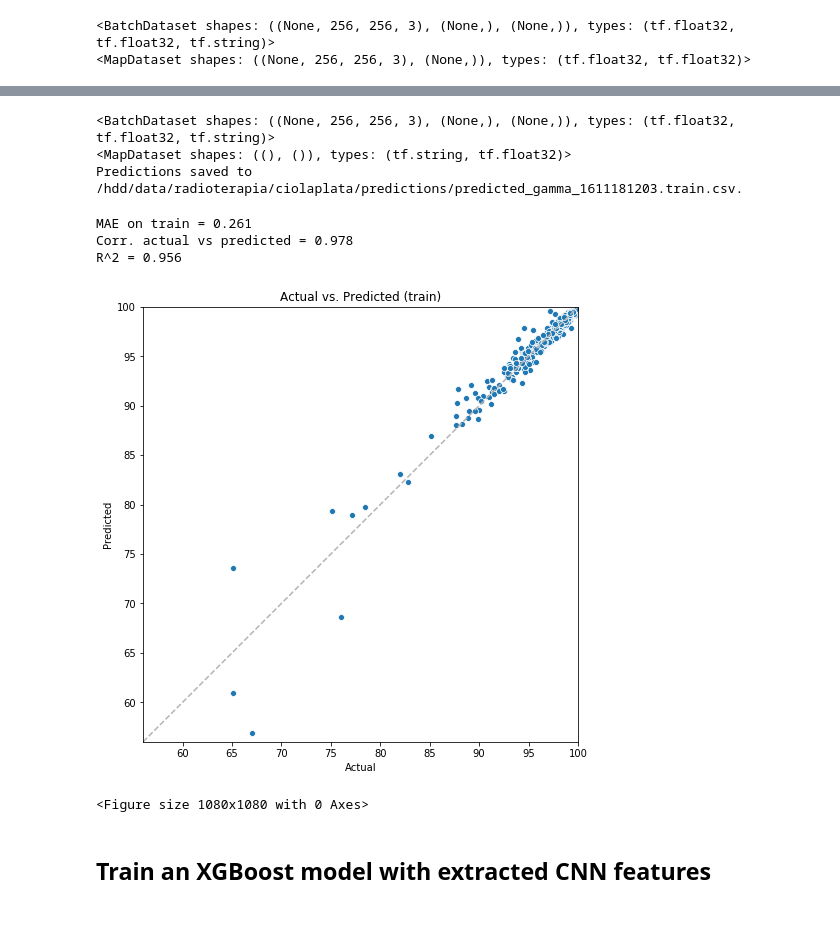
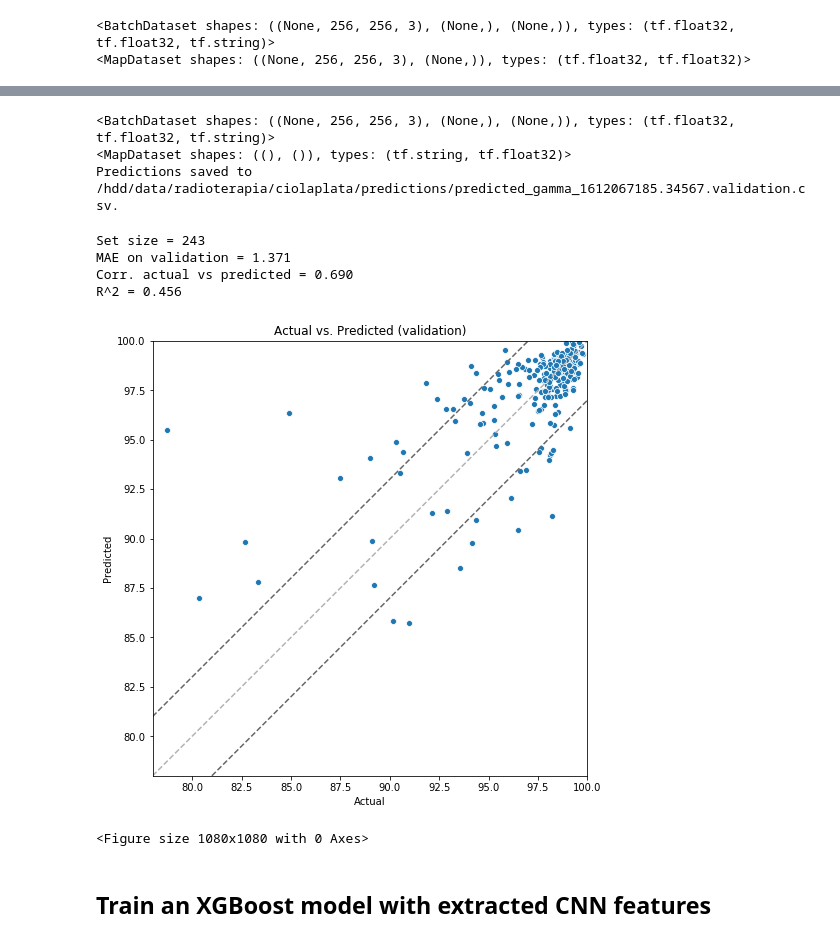
Before and after one commit to pablojrios/fluence_maps, a Jupyter notebook: tf2_evaluate.ipynb, the cells around one changed output, grey strips where cells are left out. Saved outputs shown, nothing was run; the diff lists cells and outputs as text; code cells hidden in the pictures.

```diff
--- a/tf2_evaluate.ipynb
+++ b/tf2_evaluate.ipynb
@@ -57,15 +57,19 @@ if not isGoogleColab():
     # base data directory
     ARG_DATASET_DIR='/hdd/data/radioterapia/ciolaplata'
 # folder under ARG_DATASET_DIR path.
-ARG_TFDATASET_FOLDER='tfds-2019-localnorm-113355'
-ARG_MODEL_NAME = '1611181203' # VGG16 20 de enero 2021
+ARG_RANDOM_SEED=34567
+ARG_TFDATASET_FOLDER=f'tfds.2019.localnorm.DS10%.{ARG_RANDOM_SEED}'
+# ARG_MODEL_NAME = '1612063529' # VGG16 20 de enero 2021
+ARG_MODEL_NAME = f'1612067185.{ARG_RANDOM_SEED}' # ene-31 ResNet18 buen(sobre) ajuste en training.
 # ARG_MODEL_NAME = '1611181684' # ResNet 18 20 de enero 2021
 PART_TRAIN = 'train'
 PART_VALIDATION = 'validation'
 PART_TEST = 'test'
+PART_TO_USE = PART_VALIDATION
 BATCH_SIZE = 32 # mae puede variar según batch size.
 num_workers = 8
 ARG_TRANSFORM_GAMMA=False
+ARG_TRAIN_XGBOOST=False
 # %%
 def getMapDatasetForPartition(part):
     tfdataset_dir = os.path.join(ARG_DATASET_DIR, ARG_TFDATASET_FOLDER)
@@ -83,7 +87,7 @@ def getMapDatasetForPartition(part):
 
     return test
 # %%
-map_dataset = getMapDatasetForPartition(PART_TRAIN)
+map_dataset = getMapDatasetForPartition(PART_TO_USE)
 print(map_dataset)
 print(map_dataset.batch(BATCH_SIZE))
 # %% [output]
@@ -167,13 +172,15 @@ def getPredictionsDataframe(test, part):
 
     return df
 # %%
-df = getPredictionsDataframe(map_dataset, PART_TRAIN)
+df = getPredictionsDataframe(map_dataset, PART_TO_USE)
 # %% [output]
 <BatchDataset shapes: ((None, 256, 256, 3), (None,), (None,)), types: (tf.float32, tf.float32, tf.string)>
 <MapDataset shapes: ((), ()), types: (tf.string, tf.float32)>
-Predictions saved to /hdd/data/radioterapia/ciolaplata/predictions/predicted_gamma_1611181203.train.csv.
+Predictions saved to /hdd/data/radioterapia/ciolaplata/predictions/predicted_gamma_1612067185.34567.validation.csv.
 # %%
 def display_scatterplot(part, y, y_hat):
+    print('Set size = %d' % len(y))
+
     # mean average error
     mae = mean_absolute_error(y, y_hat)
     print('MAE on %s = %.3f' % (part, mae))
@@ -197,16 +204,19 @@ def display_scatterplot(part, y, y_hat):
     ax.set_xlim([minimum, 100])
     ax.set_ylim([minimum, 100])
     ax.plot([minimum, 100], [minimum, 100], ls="--", c=".7")
+    ax.plot([minimum+3, 100], [minimum, 97], ls="--", c=".4")
+    ax.plot([minimum, 97], [minimum+3, 100], ls="--", c=".4")
     plt.show()
 # %%
 y = df['actual gamma']
 y_hat = df['predicted gamma']
-display_scatterplot(PART_TRAIN, y, y_hat)
+display_scatterplot(PART_TO_USE, y, y_hat)
 # %% [output]
-MAE on train = 0.261
-Corr. actual vs predicted = 0.978
-R^2 = 0.956
+Set size = 243
+MAE on validation = 1.371
+Corr. actual vs predicted = 0.690
+R^2 = 0.456
-[figure, old version]
+[figure, new version]
 <Figure size 1080x1080 with 0 Axes>
 # %% [markdown]
 ## Train an XGBoost model with extracted CNN features
```
Also changed, not shown: parts of 14 cells of this notebook, 3 other files.
